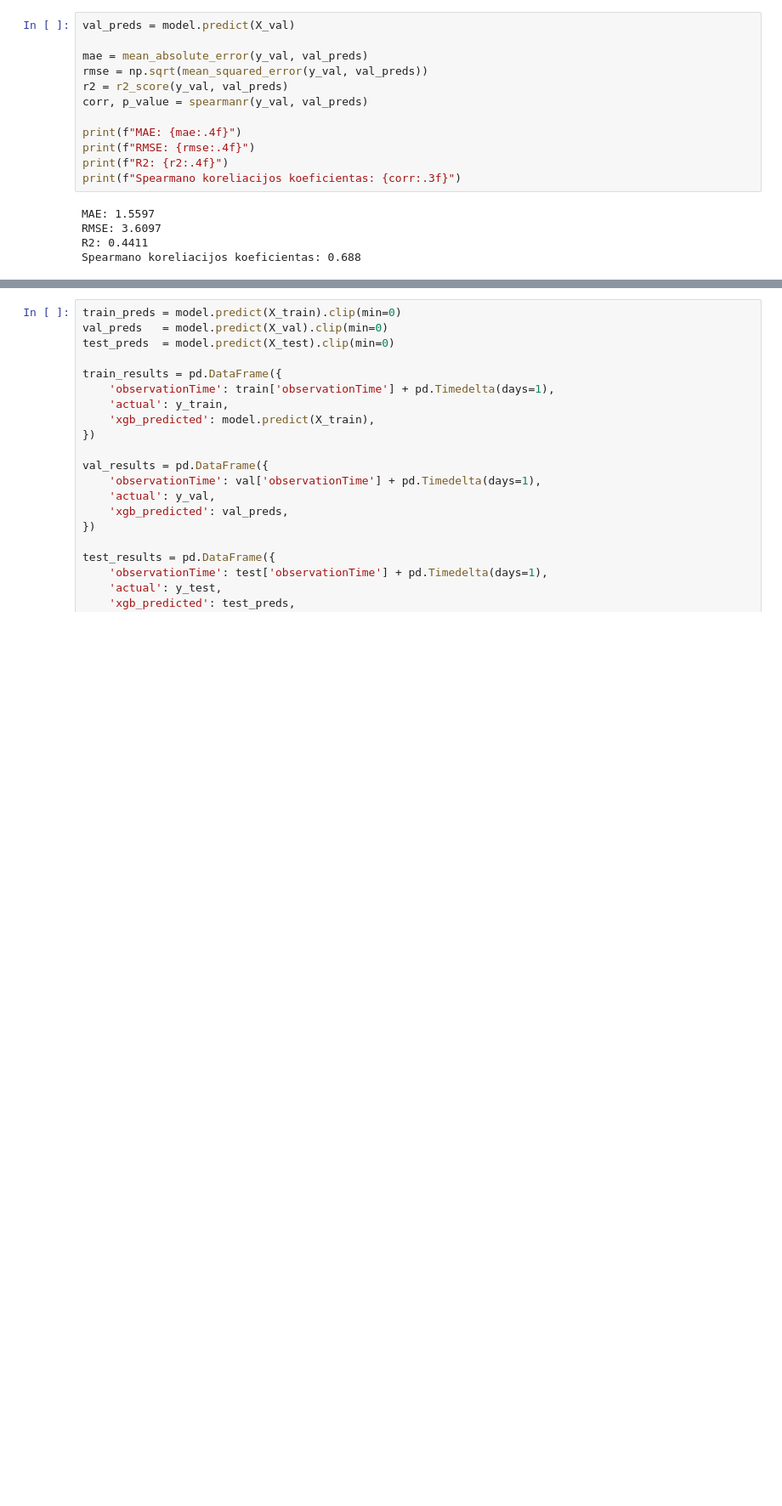
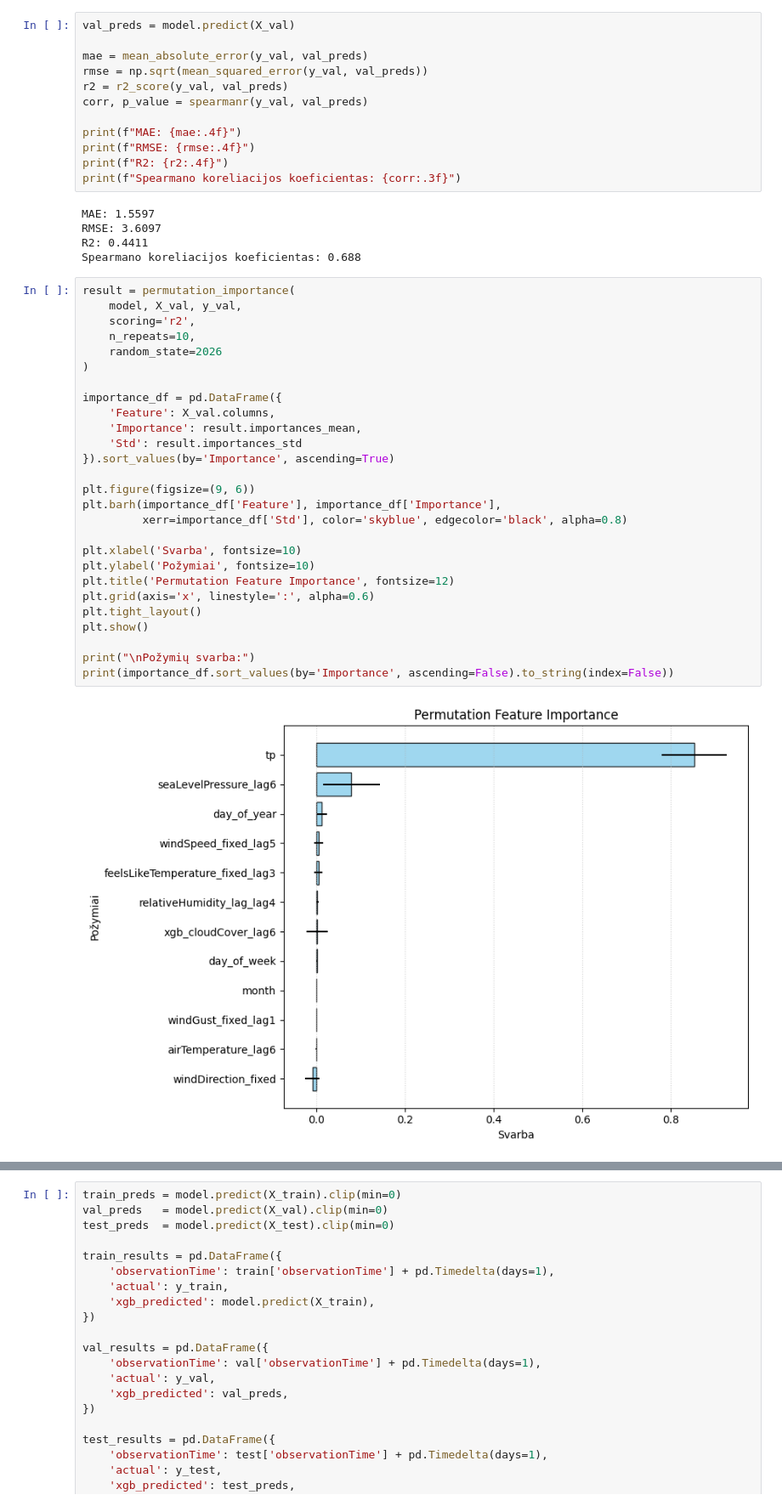
Before and after one commit to rugcer04/Duomenu_mokslo_projektas, a Jupyter notebook: code/python/Models/XGBoost_no_poll.ipynb, the cells around one changed output, grey strips where cells are left out. Shown at 85% size. Saved outputs shown, nothing was run; the diff lists cells and outputs as text; blank space fills up the shorter version.

```diff
--- a/code/python/Models/XGBoost_no_poll.ipynb
+++ b/code/python/Models/XGBoost_no_poll.ipynb
@@ -224,3 +224,32 @@ MAE: 1.5597
 RMSE: 3.6097
 R2: 0.4411
 Spearmano koreliacijos koeficientas: 0.688
+# %%
+result = permutation_importance(
+    model, X_val, y_val,
+    scoring='r2',
+    n_repeats=10,
+    random_state=2026
+)
+
+importance_df = pd.DataFrame({
+    'Feature': X_val.columns,
+    'Importance': result.importances_mean,
+    'Std': result.importances_std
+}).sort_values(by='Importance', ascending=True)
+
+plt.figure(figsize=(9, 6))
+plt.barh(importance_df['Feature'], importance_df['Importance'],
+         xerr=importance_df['Std'], color='skyblue', edgecolor='black', alpha=0.8)
+
+plt.xlabel('Svarba', fontsize=10)
+plt.ylabel('Požymiai', fontsize=10)
+plt.title('Permutation Feature Importance', fontsize=12)
+plt.grid(axis='x', linestyle=':', alpha=0.6)
+plt.tight_layout()
+plt.show()
+
+print("\nPožymių svarba:")
+print(importance_df.sort_values(by='Importance', ascending=False).to_string(index=False))
+# %% [output]
+[figure, added]
```
Also changed, not shown: parts of 1 cell of this notebook, 1 other file.
